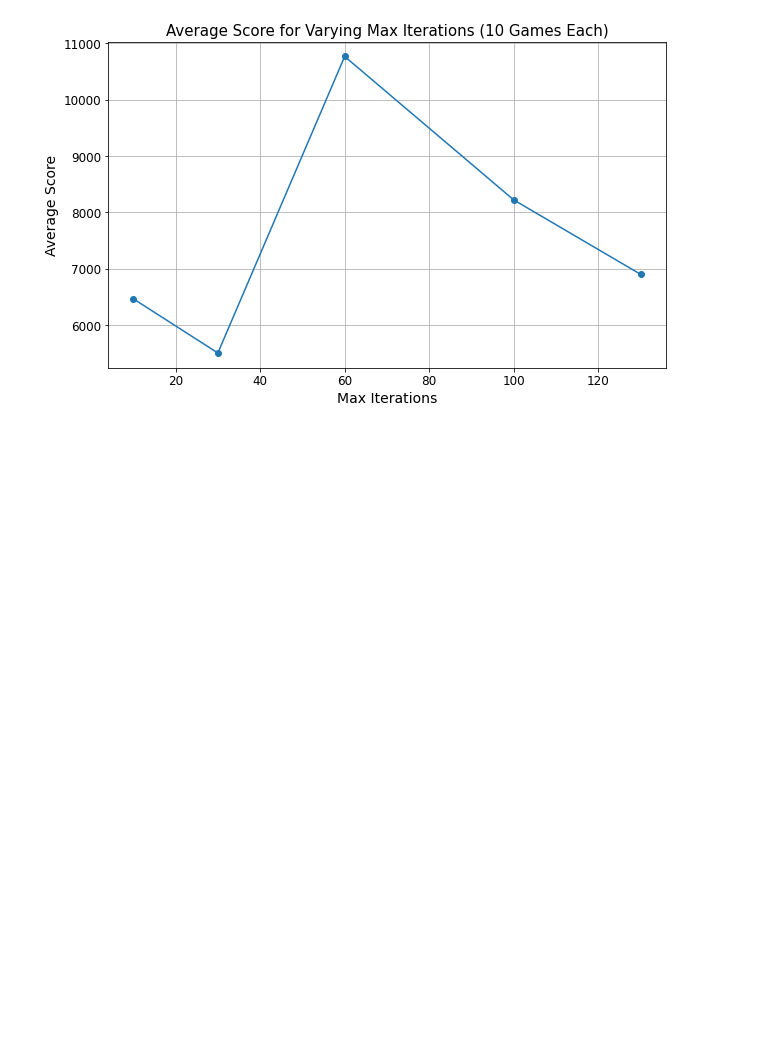
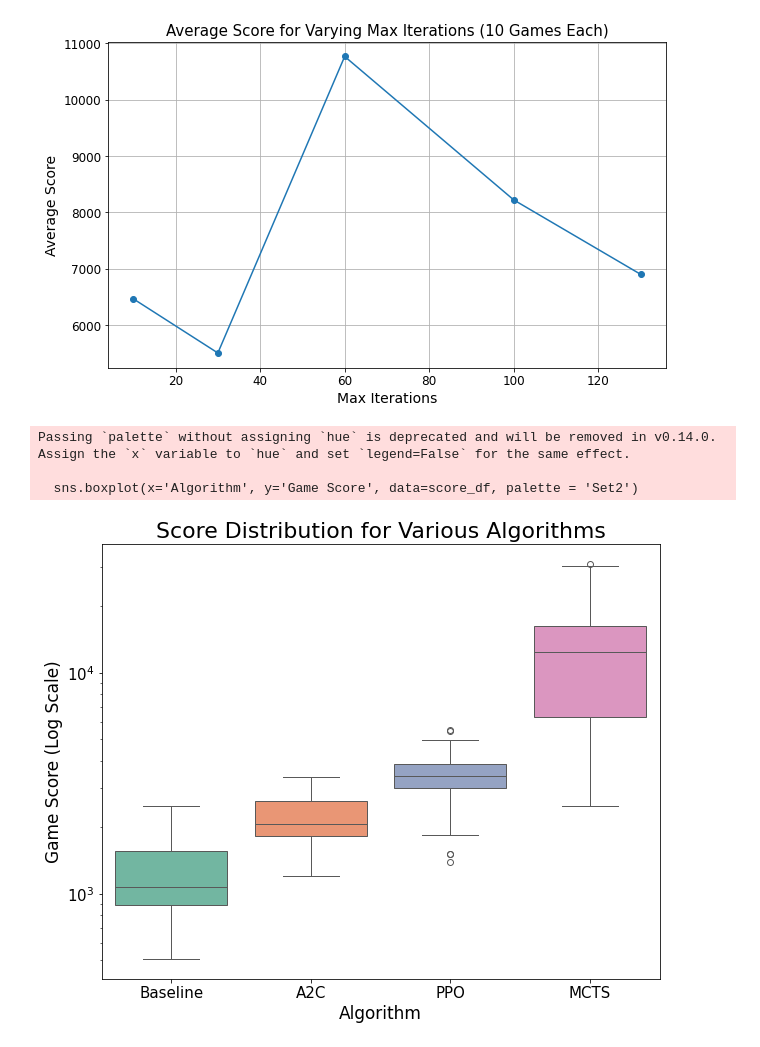
Before and after one commit to AnthonyCusi/ultimate-2048, a Jupyter notebook: src/plots.ipynb, the cells around one changed output. Saved outputs shown, nothing was run; the diff lists cells and outputs as text; code cells hidden in the pictures; blank space fills up the shorter version.

Commit message:
Added score distribution plot

```diff
--- a/src/plots.ipynb
+++ b/src/plots.ipynb
@@ -46,3 +47,29 @@ plt.grid()
 plt.show()
 # %% [output]
 [figure]
+# %%
+baseline = [1336, 696, 1088, 2480, 684, 1416, 556, 2060, 1240, 704, 952, 1632, 1570, 1486, 1039, 505, 1737, 961, 667, 1260, 880, 1531, 977, 832, 1049, 1722, 1619, 915, 1577, 933]
+ppo = [2876, 3772, 3628, 3232, 4512, 3904, 5504, 3620, 3996, 1392, 2420, 1504, 3124, 3672, 1508, 3702, 1849, 3563, 4681, 5433, 3946, 3389, 3821, 3245, 3404, 3557, 4976, 3403, 4760, 2638, 2049, 2933, 3277, 3361, 3110]
+a2c = [2180, 1824, 3348, 1792, 1944, 1336, 2832, 3204, 2292, 1904, 3355, 2048, 1689, 2603, 1196, 2672, 2635, 1774, 2068, 1714, 3216, 1507, 1852, 1852, 1224, 2635, 2022, 2369, 2864, 2342, 2404, 1807, 1992, 2576, 2424]
+mcts = [3492, 2504, 26528, 7288, 30336, 4012, 11984, 16380, 3560, 12584, 5720, 11937, 5993, 12836, 17821, 9058, 13462, 18639, 31207, 15737, 9585, 12310, 17157, 17974, 3415, 8224, 13820, 14916, 3672, 15620]
+
+score_df = pd.DataFrame({
+    'Game Score': np.concatenate([baseline, a2c, ppo, mcts]),
+    'Algorithm': ['Baseline'] * len(baseline) + ['A2C'] * len(a2c) + ['PPO'] * len(ppo) + ['MCTS'] * len(mcts)
+})
+
+plt.figure(figsize=(10, 8))
+sns.boxplot(x='Algorithm', y='Game Score', data=score_df, palette = 'Set2')
+plt.yscale('log')
+
+plt.title('Score Distribution for Various Algorithms', fontsize = 22)
+plt.xlabel("Algorithm", fontsize = 17)
+plt.ylabel("Game Score (Log Scale)", fontsize = 17)
+plt.xticks(fontsize = 15)
+plt.yticks(fontsize = 15)
+plt.show()
+# %% [output]
+Passing `palette` without assigning `hue` is deprecated and will be removed in v0.14.0. Assign the `x` variable to `hue` and set `legend=False` for the same effect.
+
+  sns.boxplot(x='Algorithm', y='Game Score', data=score_df, palette = 'Set2')
+[figure, added]
```
Also changed, not shown: parts of 1 cell of this notebook, 3 other files.
